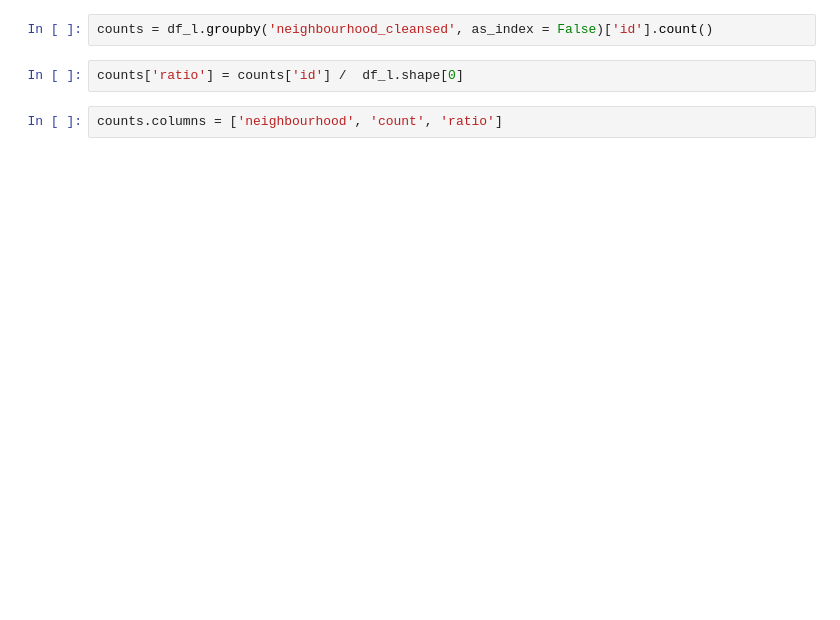
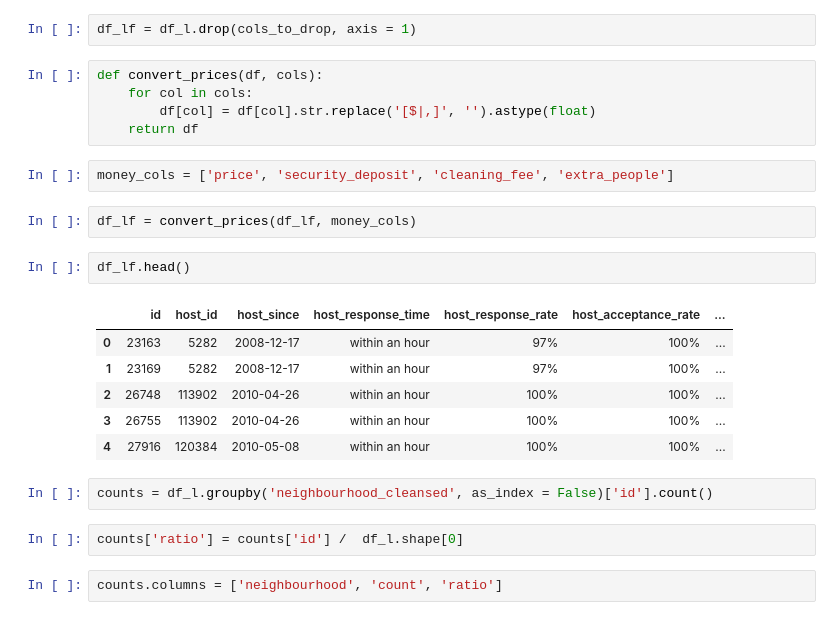
Before and after one commit to jakubkocvara/prague-airbnb, a Jupyter notebook: prague_airbnb_visualisation.ipynb, the cells around one changed output. Drawn from its saved outputs; the diff is of its cells as text; blank space fills up the shorter version.

```diff
--- a/prague_airbnb_visualisation.ipynb
+++ b/prague_airbnb_visualisation.ipynb
@@ -9,3 +25,23 @@ df_l = pd.read_csv('data/listings.csv')
+# %%
+df_lf = df_l.drop(cols_to_drop, axis = 1)
+# %%
+def convert_prices(df, cols):
+    for col in cols:
+        df[col] = df[col].str.replace('[$|,]', '').astype(float)
+    return df
+# %%
+money_cols = ['price', 'security_deposit', 'cleaning_fee', 'extra_people']
+# %%
+df_lf = convert_prices(df_lf, money_cols)
+# %%
+df_lf.head()
+# %% [output]
+|  | id | host_id | host_since | host_response_time | host_response_rate | host_acceptance_rate | ... |
+| 0 | 23163 | 5282 | 2008-12-17 | within an hour | 97% | 100% | ... |
+| 1 | 23169 | 5282 | 2008-12-17 | within an hour | 97% | 100% | ... |
+| 2 | 26748 | 113902 | 2010-04-26 | within an hour | 100% | 100% | ... |
+| 3 | 26755 | 113902 | 2010-04-26 | within an hour | 100% | 100% | ... |
+| 4 | 27916 | 120384 | 2010-05-08 | within an hour | 100% | 100% | ... |
 # %%
 counts = df_l.groupby('neighbourhood_cleansed', as_index = False)['id'].count()
 # %%
```
Also changed, not shown: parts of 10 cells of this notebook, 2 other files.
